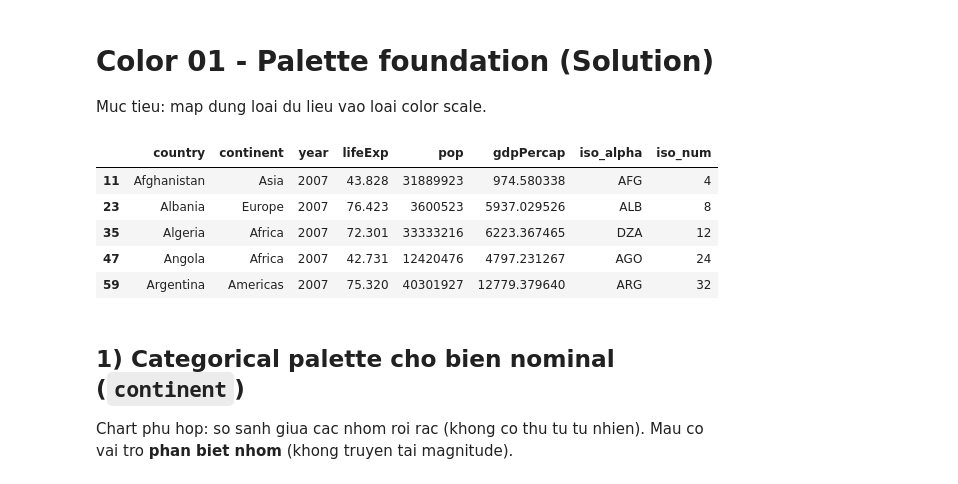
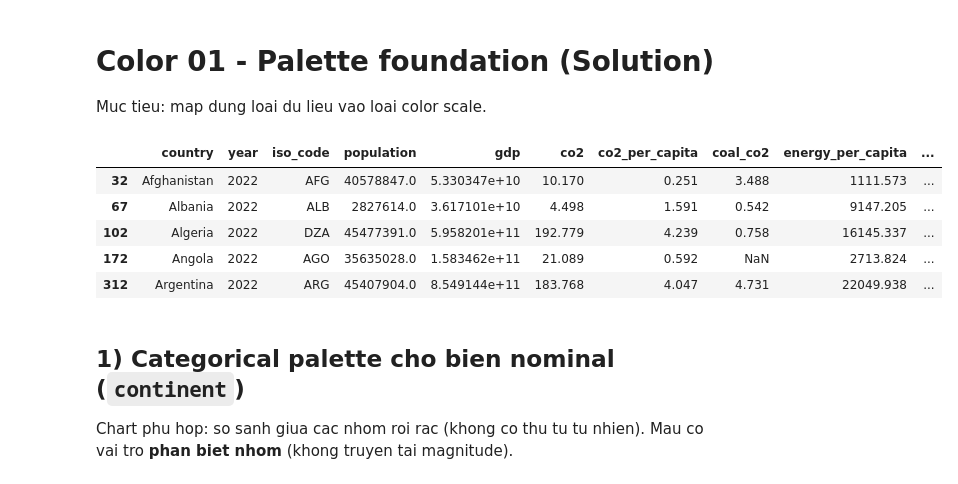
Before and after one commit to trungtv/IT5425_data_visualization_lab, a Jupyter notebook: solutions/phase2_advanced_visualization/color_use_in_data_visualization/color_01_palette_foundation/solution.executed.ipynb, the cells around one changed output. Saved outputs shown, nothing was run; the diff lists cells and outputs as text; code cells hidden in the pictures.

```diff
--- a/solutions/phase2_advanced_visualization/color_use_in_data_visualization/color_01_palette_foundation/solution.executed.ipynb
+++ b/solutions/phase2_advanced_visualization/color_use_in_data_visualization/color_01_palette_foundation/solution.executed.ipynb
@@ -4,29 +4,33 @@
 Muc tieu: map dung loai du lieu vao loai color scale.
 # %%
 from pathlib import Path
+import numpy as np
 import pandas as pd
 import seaborn as sns
 import matplotlib.pyplot as plt
 
 def resolve_repo_root() -> Path:
     cwd = Path.cwd().resolve()
     for p in [cwd, *cwd.parents]:
-        if (p / "data" / "gapminder.csv").exists():
+        if (p / "data" / "owid_co2_subset.csv").exists():
             return p
-    raise FileNotFoundError("Cannot locate data/gapminder.csv")
+    raise FileNotFoundError("Cannot locate data/owid_co2_subset.csv")
 
 root = resolve_repo_root()
 sns.set_theme(style="whitegrid")
-df = pd.read_csv(root / "data" / "gapminder.csv")
-d2007 = df[df["year"] == 2007].copy()
-d2007.head()
+df = pd.read_csv(root / "data" / "owid_co2_subset.csv")
+# keep country-level rows with key indicators
+df = df.dropna(subset=["co2_per_capita", "gdp", "population"]).copy()
+d_recent = df[df["year"] >= 2000].copy()
+d_latest = d_recent[d_recent["year"] == d_recent["year"].max()].copy()
+d_latest.head()
 # %% [output]
-|  | country | continent | year | lifeExp | pop | gdpPercap | iso_alpha | iso_num |
-| 11 | Afghanistan | Asia | 2007 | 43.828 | 31889923 | 974.580338 | AFG | 4 |
-| 23 | Albania | Europe | 2007 | 76.423 | 3600523 | 5937.029526 | ALB | 8 |
-| 35 | Algeria | Africa | 2007 | 72.301 | 33333216 | 6223.367465 | DZA | 12 |
-| 47 | Angola | Africa | 2007 | 42.731 | 12420476 | 4797.231267 | AGO | 24 |
-| 59 | Argentina | Americas | 2007 | 75.320 | 40301927 | 12779.379640 | ARG | 32 |
+|  | country | year | iso_code | population | gdp | co2 | co2_per_capita | coal_co2 | energy_per_capita | ... |
+| 32 | Afghanistan | 2022 | AFG | 40578847.0 | 5.330347e+10 | 10.170 | 0.251 | 3.488 | 1111.573 | ... |
+| 67 | Albania | 2022 | ALB | 2827614.0 | 3.617101e+10 | 4.498 | 1.591 | 0.542 | 9147.205 | ... |
+| 102 | Algeria | 2022 | DZA | 45477391.0 | 5.958201e+11 | 192.779 | 4.239 | 0.758 | 16145.337 | ... |
+| 172 | Angola | 2022 | AGO | 35635028.0 | 1.583462e+11 | 21.089 | 0.592 | NaN | 2713.824 | ... |
+| 312 | Argentina | 2022 | ARG | 45407904.0 | 8.549144e+11 | 183.768 | 4.047 | 4.731 | 22049.938 | ... |
 # %% [markdown]
 ## 1) Categorical palette cho bien nominal (`continent`)
 
```
Also changed, not shown: parts of 3 cells of this notebook, 18 other files.
